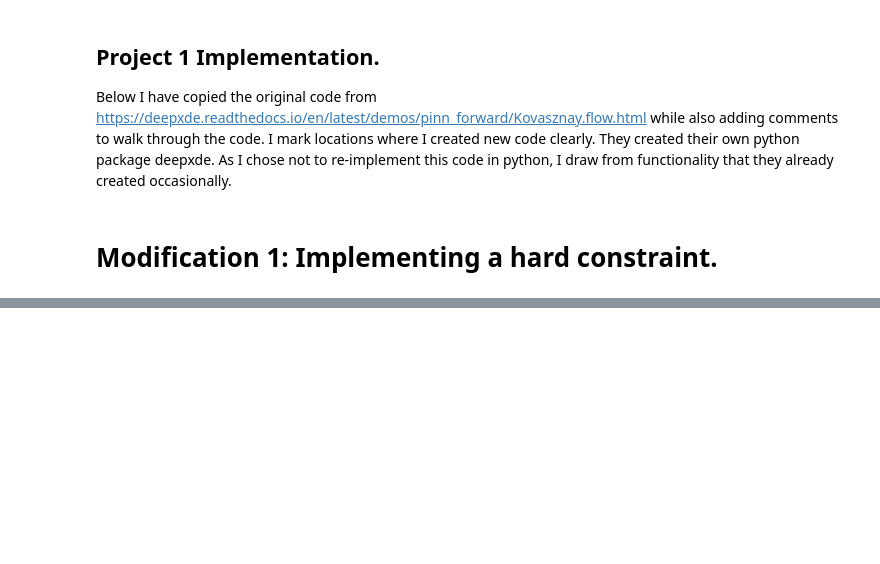
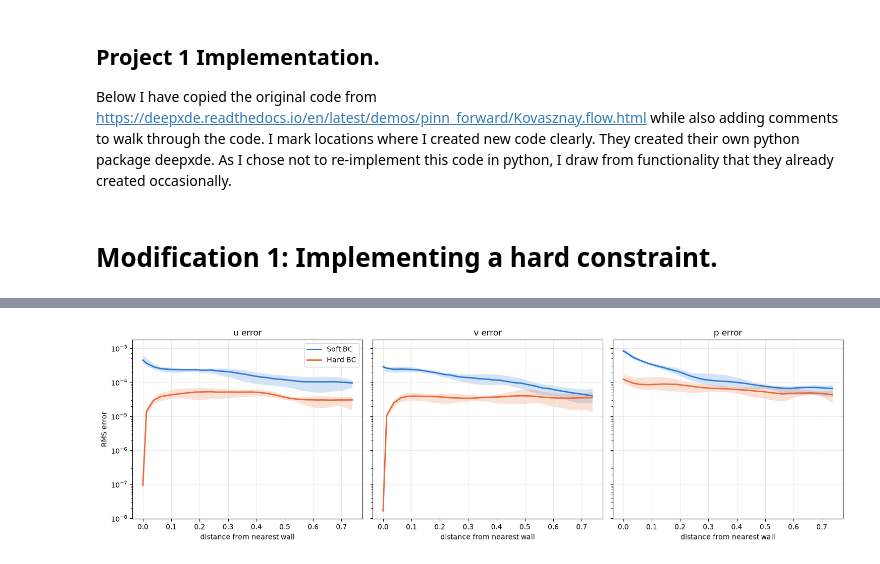
Before and after one commit to jgoell-bk/CEE292Project1-Jgoell, a Jupyter notebook: Project1v2.ipynb, the cells around one changed output, grey strips where cells are left out. Saved outputs shown, nothing was run; the diff lists cells and outputs as text; code cells hidden in the pictures; blank space fills up the shorter version.

Commit message:
Added plotting to notebook which calls from results from sbatched python script.

```diff
--- a/Project1v2.ipynb
+++ b/Project1v2.ipynb
@@ -226,0 +291,9 @@ for name, result in results.items():
+# %%
+# NEW: table of RMS error on the walls and in three bands of distance from the nearest wall, mean over the seeds
+bands = {"walls": "walls", "< 0.05": (0, 0.05), "0.05-0.25": (0.05, 0.25), "> 0.25": (0.25, np.inf)}
+
+print(f"{'Method':<10}{'Variable':<10}" + "".join(f"{band:>12}" for band in bands))
+for name in methods:
+    for i, var in enumerate(variables):
+        row = [np.mean([rms_error(run, i, band) for run in runs[name]]) for band in bands.values()]
+        print(f"{name:<10}{var:<10}" + "".join(f"{value:>12.2e}" for value in row))
@@ -226,0 +308,23 @@ for name, result in results.items():
+# %%
+# NEW: RMS error vs distance from the nearest wall. Line = mean over the seeds, shading = lowest to highest seed.
+edges = np.linspace(0, 0.75, 31)                                # 0.75 is the largest possible distance from a wall
+bins = list(zip(edges[:-1], edges[1:]))
+distance = np.concatenate([[0], (edges[:-1] + edges[1:]) / 2])  # distance 0 = the walls themselves
+
+fig, axes = plt.subplots(1, 3, figsize=(15, 4.5), sharey=True)
+for i, (ax, var) in enumerate(zip(axes, variables)):
+    for name in methods:
+        errors = np.array([[rms_error(run, i, "walls")] + [rms_error(run, i, b) for b in bins]
+                           for run in runs[name]])               # shape (seeds, distances)
+        ax.fill_between(distance, errors.min(axis=0), errors.max(axis=0), color=colors[name], alpha=0.2, linewidth=0)
+        ax.plot(distance, errors.mean(axis=0), color=colors[name], linewidth=2, label=name)
+    ax.set_yscale("log")
+    ax.set_title(f"{var} error")
+    ax.set_xlabel("distance from nearest wall")
+    ax.grid(True, color="#e1e0d9", linewidth=0.5)
+axes[0].set_ylabel("RMS error")
+axes[0].legend()
+plt.tight_layout()
+plt.show()
+# %% [output]
+[figure, added]
```
Also changed, not shown: parts of 5 cells of this notebook.
